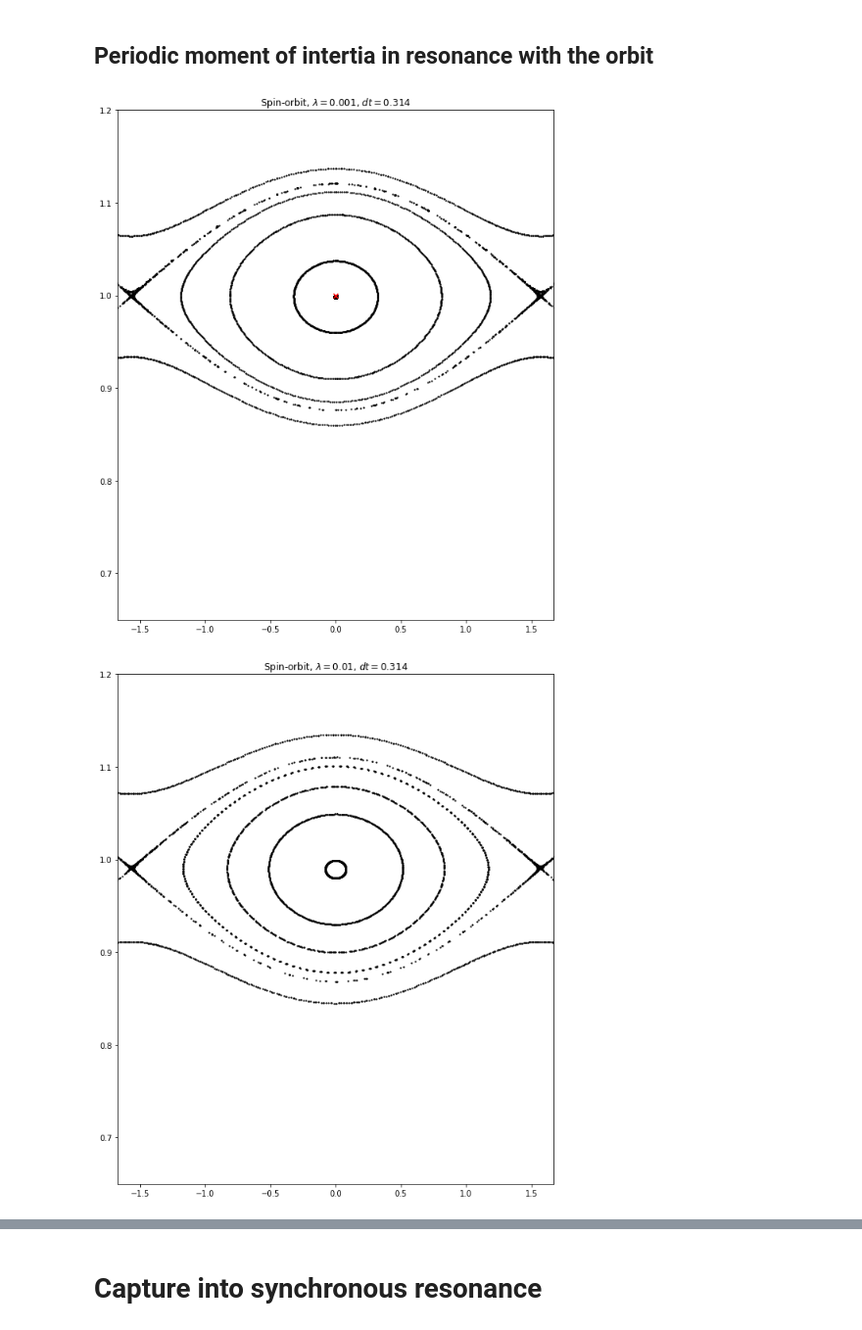
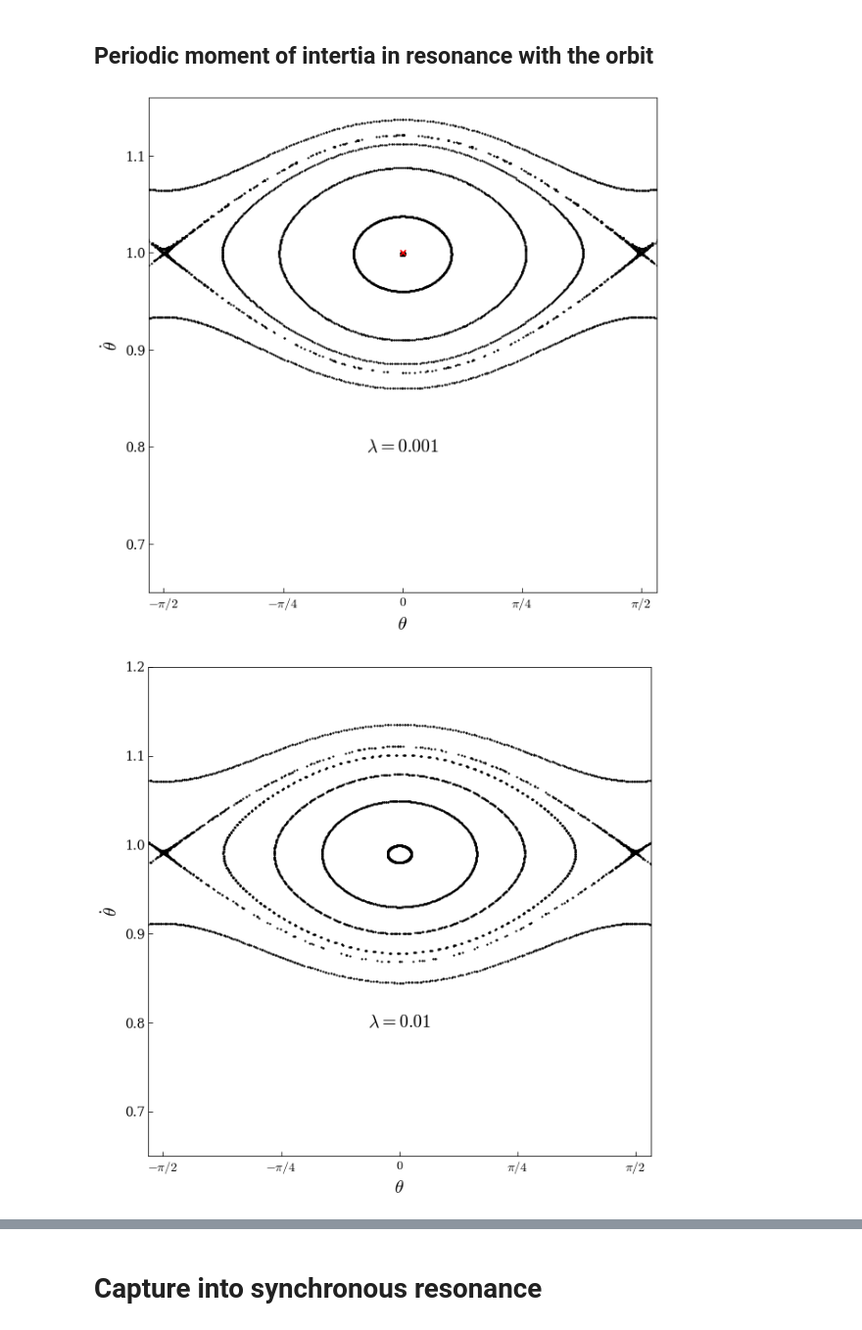
Before and after one commit to mseri/contact-integrators, a Jupyter notebook: The Spin-Orbit problem.ipynb, the cells around one changed output, grey strips where cells are left out. Shown at 98% size. Saved outputs shown, nothing was run; the diff lists cells and outputs as text; code cells hidden in the pictures.

Commit message:
Spin-Orbit: improve pictures
Signed-off-by: Marcello Seri <marcello.seri@gmail.com>

```diff
--- a/The Spin-Orbit problem.ipynb
+++ b/The Spin-Orbit problem.ipynb
@@ -7,3 +4,22 @@ import matplotlib.pyplot as plt
+# %%
+import numpy as np
+import matplotlib.pyplot as plt
+
+plt.style.use('fast') #alt: 'seaborn-white'
+
+#plt.rcParams.update({'font.size': 20, 'font.family': 'serif', 'font.weight':'normal'})
+plt.rcParams['font.size'] = 16
+plt.rcParams['font.family'] = "serif"
+plt.rcParams['axes.labelsize'] = 20
+plt.rcParams['xtick.labelsize'] = 14
+plt.rcParams['xtick.direction'] = "in"
+plt.rcParams['xtick.bottom'] = True
+plt.rcParams['xtick.major.size'] = 5
+plt.rcParams['ytick.labelsize'] = 14
+plt.rcParams['ytick.direction'] = "in"
+plt.rcParams['ytick.left'] = True
+plt.rcParams['ytick.major.size'] = 5
+plt.rcParams['mathtext.fontset'] = "cm"
 # %%
 def integrate2pi(stepper, system, ndots, precision, p, q, s):
     r"""
@@ -97,33 +110,47 @@ ndots = 600
 # %%
 lam = 0.001
 em = SpinOrbit(0.01, 0.75*0.01, 1.0, lam)
 
-plt.figure(figsize=(10,12))
+plt.figure(figsize=(10,10))
+
+#plt.title(f"Spin-orbit, $\\lambda = {lam}$, $dt = {dt:1.3f}$")
+plt.text(0, 0.8, f"$\\lambda = {lam}$", fontsize=20, horizontalalignment='center', verticalalignment='center')
+plt.xlabel("$\\theta$")
+plt.ylabel("$\\dot\\theta$")
+plt.xticks(np.linspace(-np.pi/2, np.pi/2,5), ("$-\pi/2$","$-\pi/4$","$0$", "$\pi/4$","$\pi/2$"))
+plt.xlim((-0.1-np.pi/2, +0.1+np.pi/2))
+plt.ylim((0.65, 1.16))
 
 for (p0, q0) in [(1.137, 0.0),
                  (1.121, 0.0), (1.1209, 0.0),
                  (1.112, 0.0), (1.0, 0.0), (0.96, 0.0), (0.91, 0.0),
                  (0.876375, 0.0),
                  (0.86, 0.0)
                 ]:
                 #[(p,q) for p in np.linspace(0.9,1.1,10) for q in [np.pi/2, -np.pi/4, 0.0]]:
     # replace ic.step with ic.step6 to us e the 6th order hamiltonian method.
     # Even with the current large timestep, there is no qualitative difference.
     sol, sols_, tspan = integrate2pi(ic.step, em, ndots, precision, p0, q0, 0.0)
     plt.scatter(np.mod(sol[:,1]+np.pi, 2*np.pi)-np.pi, sol[:,0], s=1.5, c='k')
 
-plt.title(f"Spin-orbit, $\lambda = {lam}$, $dt = {dt:1.3f}$")
-plt.xlim((-0.1-np.pi/2, +0.1+np.pi/2))
-plt.ylim((0.65, 1.2))
 plt.scatter(0.0, 1.0, c='r', marker='x')
+
 plt.show()
 # %% [output]
-[figure, old version]
+[figure, new version]
 # %%
 lam = 0.01
 em = SpinOrbit(0.01, 0.75*0.01, 1.0, lam)
 
-plt.figure(figsize=(10,12))
+plt.figure(figsize=(10,10))
+
+#plt.title(f"Spin-orbit, $\lambda = {lam}$, $dt = {dt:1.3f}$")
+plt.text(0, 0.8, f"$\\lambda = {lam}$", fontsize=20, horizontalalignment='center', verticalalignment='center')
+plt.xlabel("$\\theta$")
+plt.ylabel("$\\dot\\theta$")
+plt.xticks(np.linspace(-np.pi/2, np.pi/2,5), ("$-\pi/2$","$-\pi/4$","$0$", "$\pi/4$","$\pi/2$"))
+plt.xlim((-0.1-np.pi/2, +0.1+np.pi/2))
+plt.ylim((0.65, 1.2))
 
 for (p0, q0) in [(1.135, 0.0),
                  (1.1106, 0.0),
@@ -137,12 +164,9 @@ for (p0, q0) in [(1.135, 0.0),
     sol, sols_, tspan = integrate2pi(ic.step, em, ndots, precision, p0, q0, 0.0)
     plt.scatter(np.mod(sol[:,1]+np.pi, 2*np.pi)-np.pi, sol[:,0], s=1.5, c='k')
 
-plt.title(f"Spin-orbit, $\lambda = {lam}$, $dt = {dt:1.3f}$")
-plt.xlim((-0.1-np.pi/2, +0.1+np.pi/2))
-plt.ylim((0.65, 1.2))
 plt.show()
 # %% [output]
-[figure, old version]
+[figure, new version]
 # %%
 lam = 0.1
 em = SpinOrbit(0.01, 3/4*0.01, 1, lam)
```
Also changed, not shown: parts of 15 cells of this notebook.
